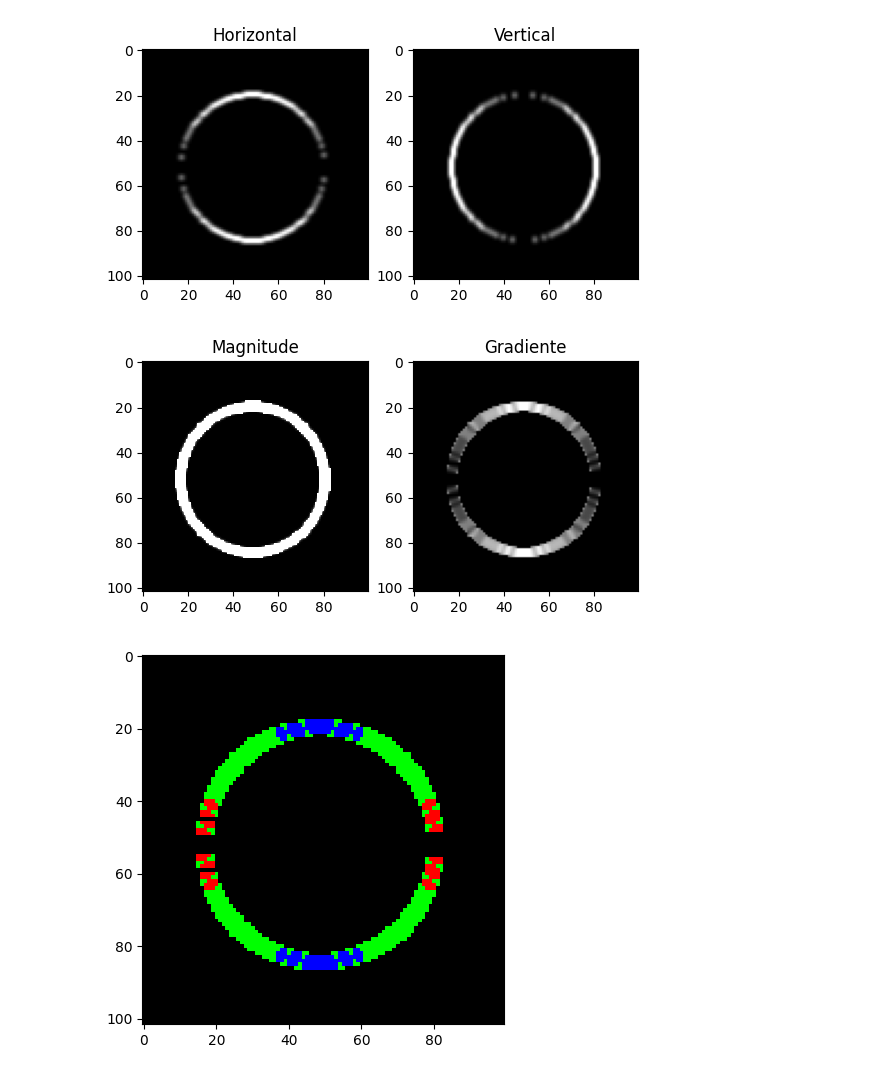
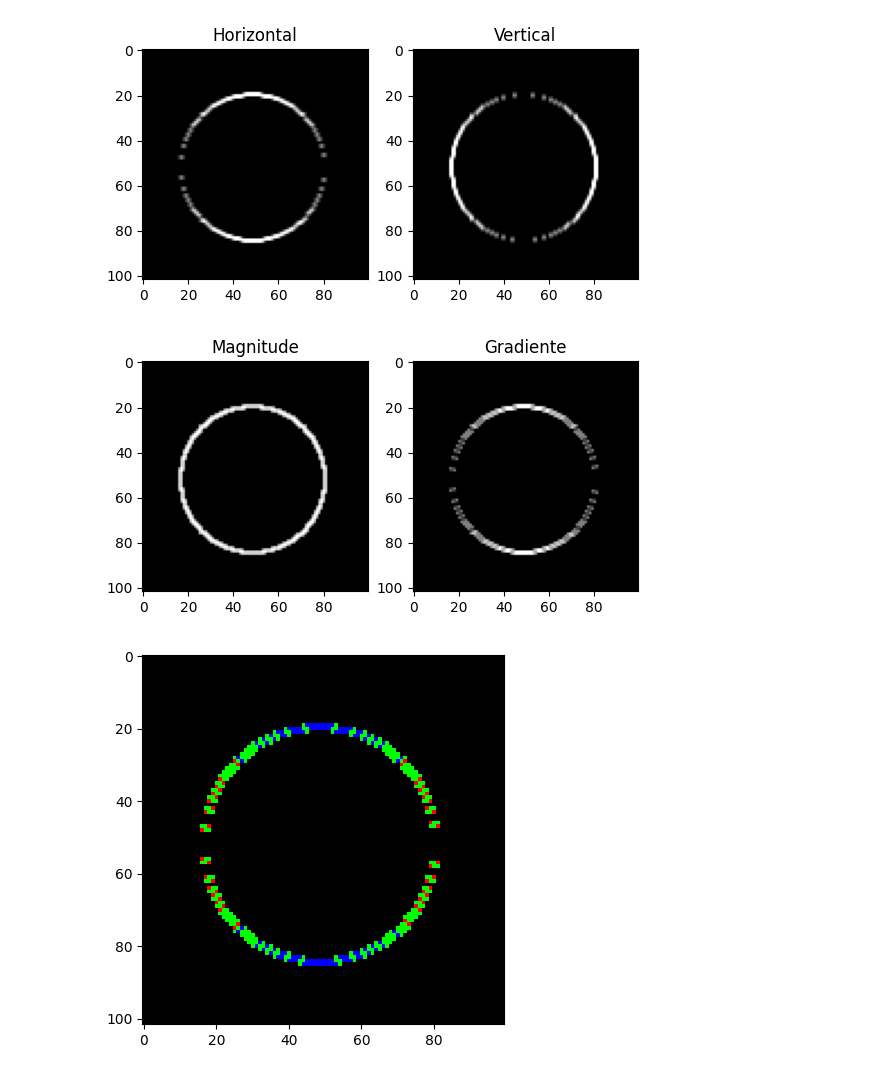
Before and after one commit to andrevale99/VISAO_ROBOTICA, a Jupyter notebook: 06_DETECCAO_CANNY/deteccao_canny.ipynb, the cells around one changed output. Cells and saved outputs as stored; diff of their text form; code cells hidden in the pictures.

```diff
--- a/06_DETECCAO_CANNY/deteccao_canny.ipynb
+++ b/06_DETECCAO_CANNY/deteccao_canny.ipynb
@@ -95,7 +95,8 @@ plt.show()
 # %% [output]
 [figure]
 # %%
-img_circ_gaussian = funcoes.filtro_espacial(img_circulo,kernel_gaussian)
+# img_circ_gaussian = funcoes.filtro_espacial(img_circulo,kernel_gaussian)
+img_circ_gaussian = np.copy(img_circulo)
 
 img_circ_sobel_horizontal = np.zeros_like(img_circulo, dtype=np.float16)
 img_circ_sobel_vertical = np.zeros_like(img_circulo, dtype=np.float16)
@@ -117,21 +118,21 @@ plt.show()
 # %%
 img_circ_magnitude = np.zeros_like(img_circulo, dtype=np.float32)
 img_circ_gradiente = np.zeros_like(img_circulo, dtype=np.float32)
 
-img_circ_magnitude = np.sqrt(img_circ_sobel_horizontal**2 + img_circ_sobel_vertical**2)
+img_circ_magnitude = np.sqrt(img_circ_sobel_horizontal + img_circ_sobel_vertical)
 img_circ_gradiente = np.arctan2(img_circ_sobel_horizontal, img_circ_sobel_vertical)
 
 plt.subplot(121)
 plt.imshow(img_circ_magnitude, cmap="gray")
 plt.title("Magnitude")
 
 plt.subplot(122)
 plt.imshow(img_circ_gradiente, cmap="gray")
 plt.title("Gradiente")
 
 plt.show()
 # %% [output]
-[figure, old version]
+[figure, new version]
 # %%
 img_circ_B = np.zeros_like(img_circulo)
 img_circ_G = np.zeros_like(img_circulo)
@@ -161,4 +162,4 @@ img_circ_BGR[:,:,2] = img_circ_R
 plt.imshow(cv.cvtColor(img_circ_BGR, cv.COLOR_BGR2RGB))
 plt.show()
 # %% [output]
-[figure, old version]
+[figure, new version]
```
